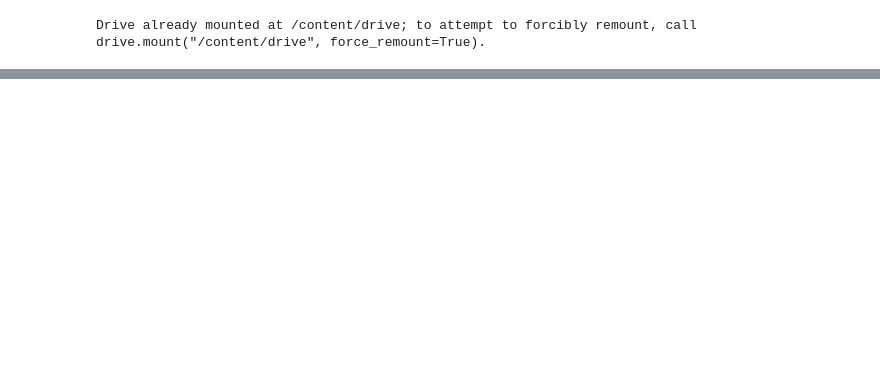
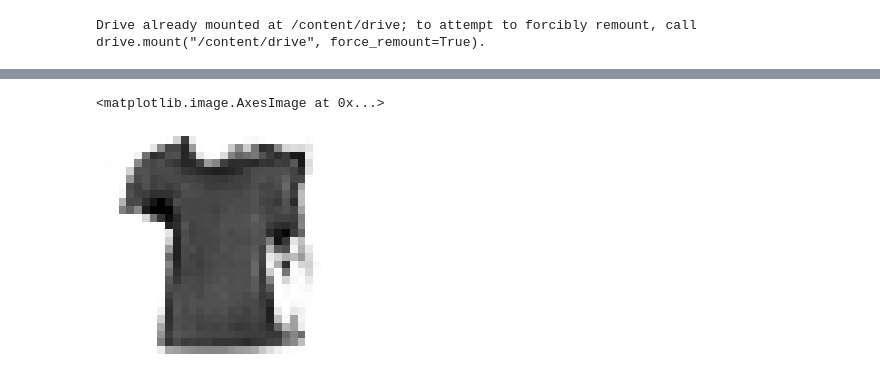
Before and after one commit to sumansid/DCGAN-Keras, a Jupyter notebook: Fashion MNIST/Fashion_MNIST_GAN.ipynb, the cells around one changed output, grey strips where cells are left out. Saved outputs shown, nothing was run; the diff lists cells and outputs as text; code cells hidden in the pictures; blank space fills up the shorter version.

```diff
--- a/Fashion MNIST/Fashion_MNIST_GAN.ipynb
+++ b/Fashion MNIST/Fashion_MNIST_GAN.ipynb
@@ -142,0 +143,11 @@ Epoch 5 Batch 195 Real_acc 1.0 fake acc 1.0 GAN LOSS 0.06356651
+# %%
+generator = load_model("generator_model_100.h5")
+# %%
+points = generate_latent_points(100,2)
+x = generator.predict(points)
+
+plt.axis("off")
+plt.imshow(x[0,:,:,0], cmap="gray_r")
+# %% [output]
+<matplotlib.image.AxesImage at 0x...>
+[figure, added]
```
Also changed, not shown: parts of 3 cells of this notebook.
